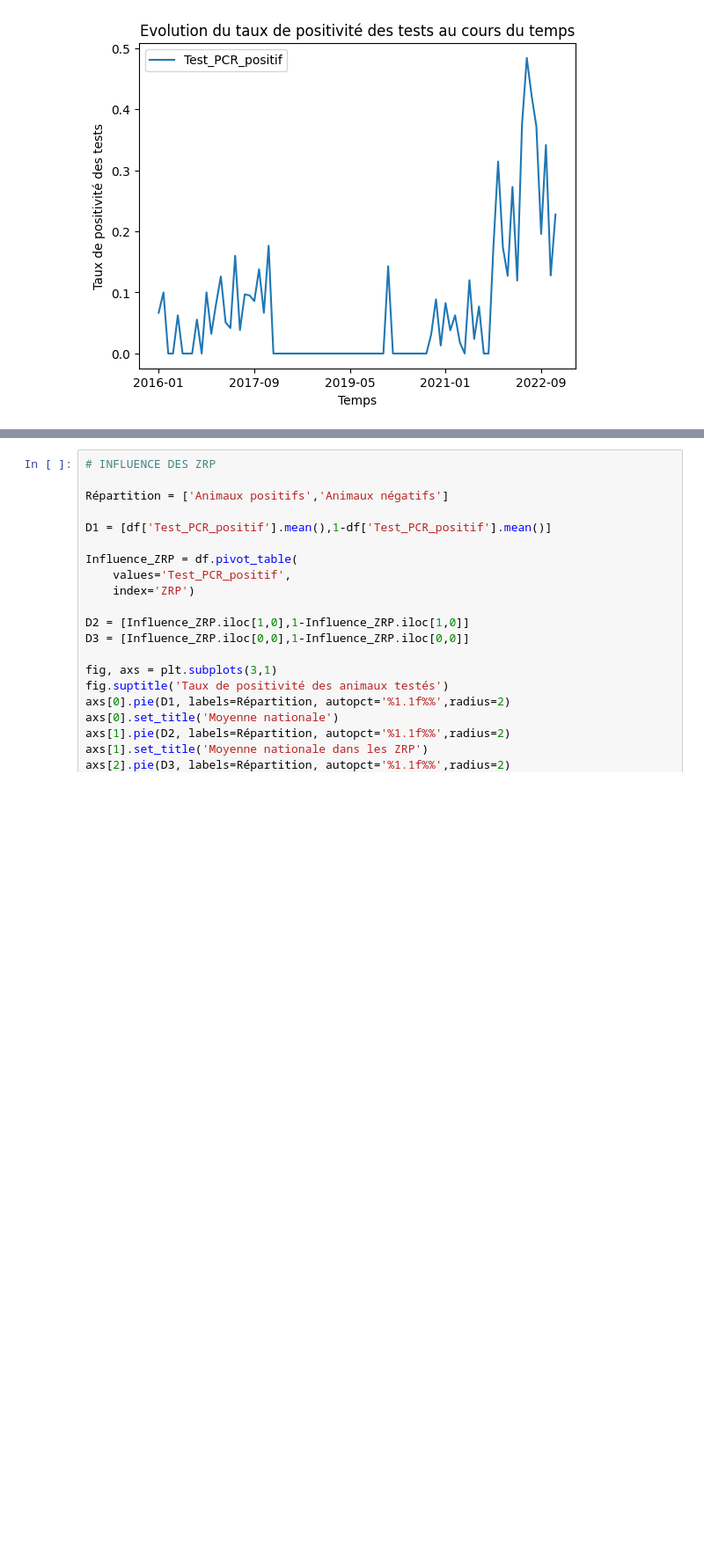
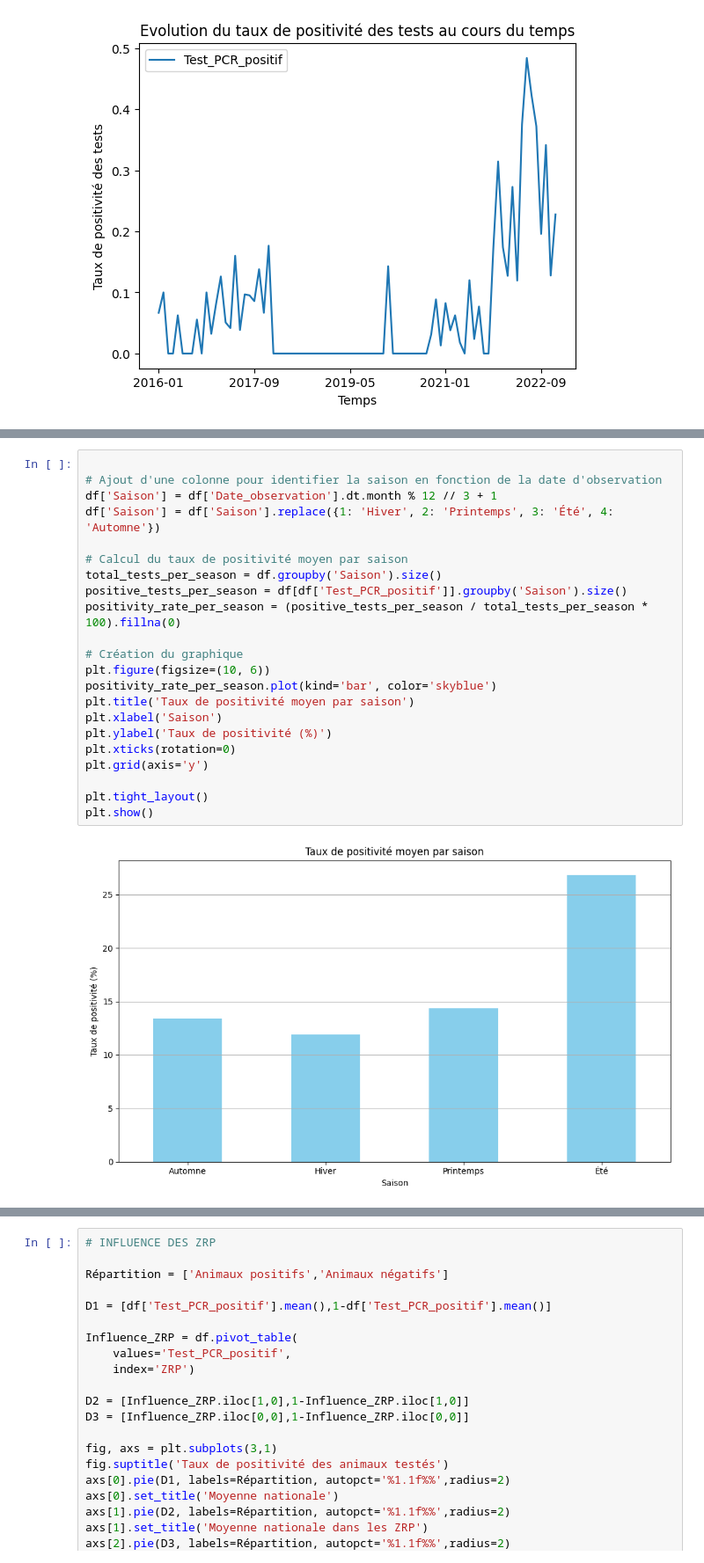
Before and after one commit to bavrillon/Avian-influenza, a Jupyter notebook: EDA.ipynb, the cells around one changed output, grey strips where cells are left out. Shown at 88% size. Cells and saved outputs as stored; diff of their text form; blank space fills up the shorter version.

```diff
--- a/EDA.ipynb
+++ b/EDA.ipynb
@@ -186,0 +249,24 @@ plt.show()
+# %%
+
+# Ajout d'une colonne pour identifier la saison en fonction de la date d'observation
+df['Saison'] = df['Date_observation'].dt.month % 12 // 3 + 1
+df['Saison'] = df['Saison'].replace({1: 'Hiver', 2: 'Printemps', 3: 'Été', 4: 'Automne'})
+
+# Calcul du taux de positivité moyen par saison
+total_tests_per_season = df.groupby('Saison').size()
+positive_tests_per_season = df[df['Test_PCR_positif']].groupby('Saison').size()
+positivity_rate_per_season = (positive_tests_per_season / total_tests_per_season * 100).fillna(0)
+
+# Création du graphique
+plt.figure(figsize=(10, 6))
+positivity_rate_per_season.plot(kind='bar', color='skyblue')
+plt.title('Taux de positivité moyen par saison')
+plt.xlabel('Saison')
+plt.ylabel('Taux de positivité (%)')
+plt.xticks(rotation=0)
+plt.grid(axis='y')
+
+plt.tight_layout()
+plt.show()
+# %% [output]
+[figure, added]
```
Also changed, not shown: parts of 11 cells of this notebook.
